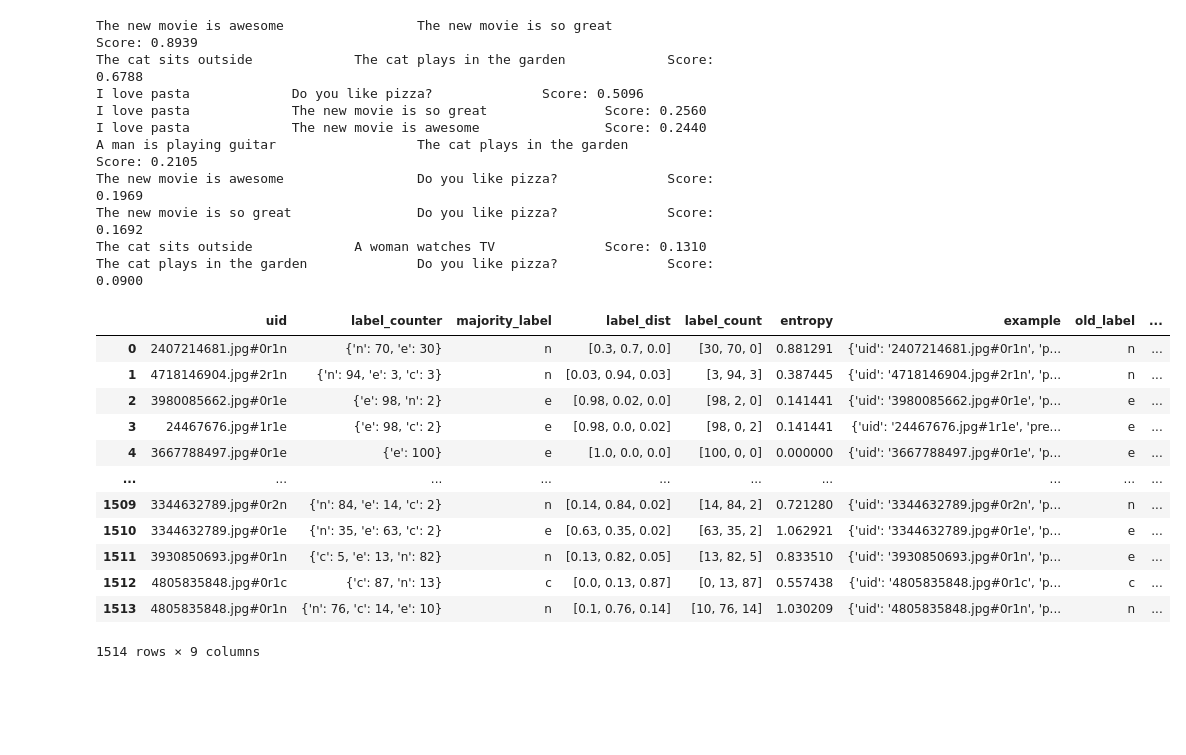
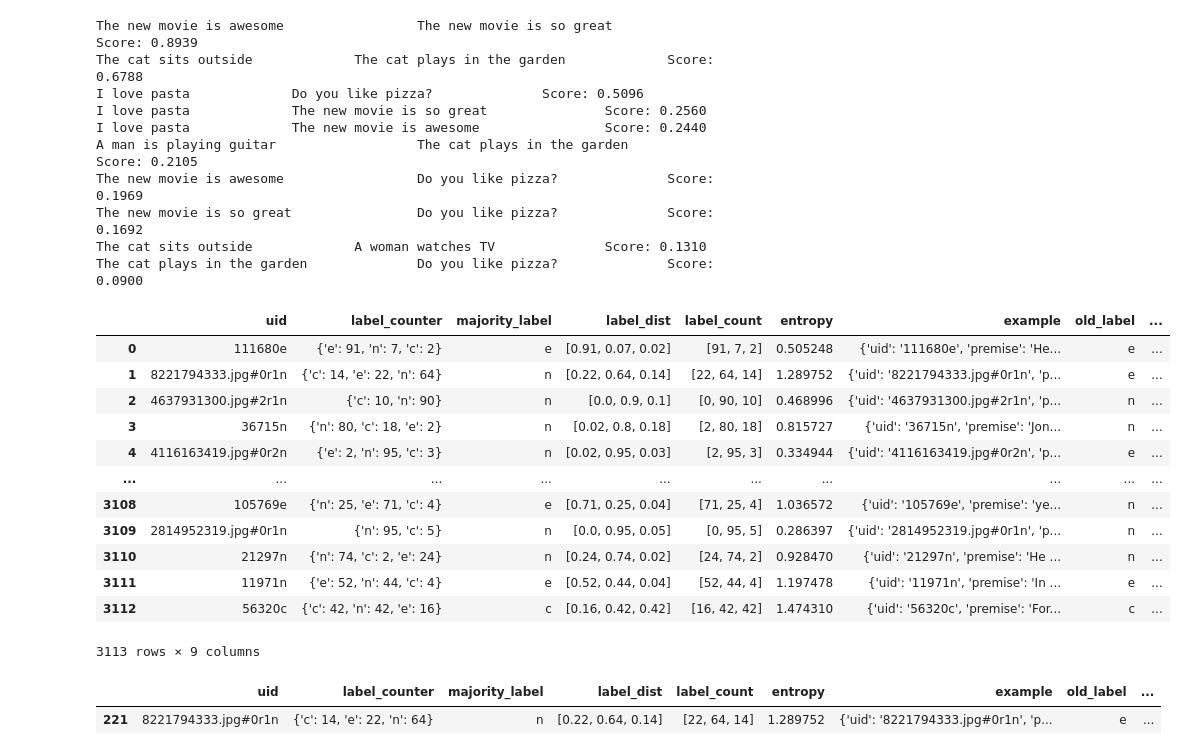
Before and after one commit to RaymondUoE/L101_ML_NLP, a Jupyter notebook: Untitled.ipynb, the cells around one changed output. Saved outputs shown, nothing was run; the diff lists cells and outputs as text; code cells hidden in the pictures; blank space fills up the shorter version.

Commit message:
processing data

```diff
--- a/Untitled.ipynb
+++ b/Untitled.ipynb
@@ -74,3 +74,8 @@ The cat plays in the garden              Do you like pizza?              Score:
 # %%
 with open('data/chaosNLI/data/chaosNLI_v1.0/chaosNLI_snli.jsonl', 'r') as f:
     data = f.read()
+data_dict = []
+c = 0
+for d in data.split('\n')[:-1]:
+    data_dict.append(json.loads(d))
+df_snli_full = pd.DataFrame(data_dict)
@@ -84,16 +82,13 @@ for d in data.split('\n')[:-1]:
-# %%
-pd.DataFrame(data_dict)
-# %% [output]
-|  | uid | label_counter | majority_label | label_dist | label_count | entropy | example | old_label | ... |
-| 0 | 2407214681.jpg#0r1n | {'n': 70, 'e': 30} | n | [0.3, 0.7, 0.0] | [30, 70, 0] | 0.881291 | {'uid': '2407214681.jpg#0r1n', 'p... | n | ... |
-| 1 | 4718146904.jpg#2r1n | {'n': 94, 'e': 3, 'c': 3} | n | [0.03, 0.94, 0.03] | [3, 94, 3] | 0.387445 | {'uid': '4718146904.jpg#2r1n', 'p... | n | ... |
-| 2 | 3980085662.jpg#0r1e | {'e': 98, 'n': 2} | e | [0.98, 0.02, 0.0] | [98, 2, 0] | 0.141441 | {'uid': '3980085662.jpg#0r1e', 'p... | e | ... |
-| 3 | 24467676.jpg#1r1e | {'e': 98, 'c': 2} | e | [0.98, 0.0, 0.02] | [98, 0, 2] | 0.141441 | {'uid': '24467676.jpg#1r1e', 'pre... | e | ... |
-| 4 | 3667788497.jpg#0r1e | {'e': 100} | e | [1.0, 0.0, 0.0] | [100, 0, 0] | 0.000000 | {'uid': '3667788497.jpg#0r1e', 'p... | e | ... |
-| ... | ... | ... | ... | ... | ... | ... | ... | ... | ... |
-| 1509 | 3344632789.jpg#0r2n | {'n': 84, 'e': 14, 'c': 2} | n | [0.14, 0.84, 0.02] | [14, 84, 2] | 0.721280 | {'uid': '3344632789.jpg#0r2n', 'p... | n | ... |
-| 1510 | 3344632789.jpg#0r1e | {'n': 35, 'e': 63, 'c': 2} | e | [0.63, 0.35, 0.02] | [63, 35, 2] | 1.062921 | {'uid': '3344632789.jpg#0r1e', 'p... | e | ... |
-| 1511 | 3930850693.jpg#0r1n | {'c': 5, 'e': 13, 'n': 82} | n | [0.13, 0.82, 0.05] | [13, 82, 5] | 0.833510 | {'uid': '3930850693.jpg#0r1n', 'p... | e | ... |
-| 1512 | 4805835848.jpg#0r1c | {'c': 87, 'n': 13} | c | [0.0, 0.13, 0.87] | [0, 13, 87] | 0.557438 | {'uid': '4805835848.jpg#0r1c', 'p... | c | ... |
-| 1513 | 4805835848.jpg#0r1n | {'n': 76, 'c': 14, 'e': 10} | n | [0.1, 0.76, 0.14] | [10, 76, 14] | 1.030209 | {'uid': '4805835848.jpg#0r1n', 'p... | n | ... |
-1514 rows × 9 columns
+# %%
+with open('data/chaosNLI/data/chaosNLI_v1.0/chaosNLI_mnli_m.jsonl', 'r') as f:
+    data = f.read()
+data_dict = []
+c = 0
+for d in data.split('\n')[:-1]:
+    data_dict.append(json.loads(d))
+
+df_mnli_full = pd.DataFrame(data_dict)
+# %%
+df_chaos_full = pd.concat([df_snli_full, df_mnli_full])
+# %%
+df_chaos_full_rand = df_chaos_full.sample(frac=1, random_state=100).reset_index(drop=True)
@@ -99,0 +98,21 @@ pd.DataFrame(data_dict)
+# %%
+df_chaos_full_rand
+# %% [output]
+|  | uid | label_counter | majority_label | label_dist | label_count | entropy | example | old_label | ... |
+| 0 | 111680e | {'e': 91, 'n': 7, 'c': 2} | e | [0.91, 0.07, 0.02] | [91, 7, 2] | 0.505248 | {'uid': '111680e', 'premise': 'He... | e | ... |
+| 1 | 8221794333.jpg#0r1n | {'c': 14, 'e': 22, 'n': 64} | n | [0.22, 0.64, 0.14] | [22, 64, 14] | 1.289752 | {'uid': '8221794333.jpg#0r1n', 'p... | e | ... |
+| 2 | 4637931300.jpg#2r1n | {'c': 10, 'n': 90} | n | [0.0, 0.9, 0.1] | [0, 90, 10] | 0.468996 | {'uid': '4637931300.jpg#2r1n', 'p... | n | ... |
+| 3 | 36715n | {'n': 80, 'c': 18, 'e': 2} | n | [0.02, 0.8, 0.18] | [2, 80, 18] | 0.815727 | {'uid': '36715n', 'premise': 'Jon... | n | ... |
+| 4 | 4116163419.jpg#0r2n | {'e': 2, 'n': 95, 'c': 3} | n | [0.02, 0.95, 0.03] | [2, 95, 3] | 0.334944 | {'uid': '4116163419.jpg#0r2n', 'p... | e | ... |
+| ... | ... | ... | ... | ... | ... | ... | ... | ... | ... |
+| 3108 | 105769e | {'n': 25, 'e': 71, 'c': 4} | e | [0.71, 0.25, 0.04] | [71, 25, 4] | 1.036572 | {'uid': '105769e', 'premise': 'ye... | n | ... |
+| 3109 | 2814952319.jpg#0r1n | {'n': 95, 'c': 5} | n | [0.0, 0.95, 0.05] | [0, 95, 5] | 0.286397 | {'uid': '2814952319.jpg#0r1n', 'p... | n | ... |
+| 3110 | 21297n | {'n': 74, 'c': 2, 'e': 24} | n | [0.24, 0.74, 0.02] | [24, 74, 2] | 0.928470 | {'uid': '21297n', 'premise': 'He ... | n | ... |
+| 3111 | 11971n | {'e': 52, 'n': 44, 'c': 4} | e | [0.52, 0.44, 0.04] | [52, 44, 4] | 1.197478 | {'uid': '11971n', 'premise': 'In ... | e | ... |
+| 3112 | 56320c | {'c': 42, 'n': 42, 'e': 16} | c | [0.16, 0.42, 0.42] | [16, 42, 42] | 1.474310 | {'uid': '56320c', 'premise': 'For... | c | ... |
+3113 rows × 9 columns
+# %%
+df_chaos_full[df_chaos_full['uid'] == '8221794333.jpg#0r1n']
+# %% [output]
+|  | uid | label_counter | majority_label | label_dist | label_count | entropy | example | old_label | ... |
+| 221 | 8221794333.jpg#0r1n | {'c': 14, 'e': 22, 'n': 64} | n | [0.22, 0.64, 0.14] | [22, 64, 14] | 1.289752 | {'uid': '8221794333.jpg#0r1n', 'p... | e | ... |
```
Also changed, not shown: parts of 3 cells of this notebook, 4 other files.
